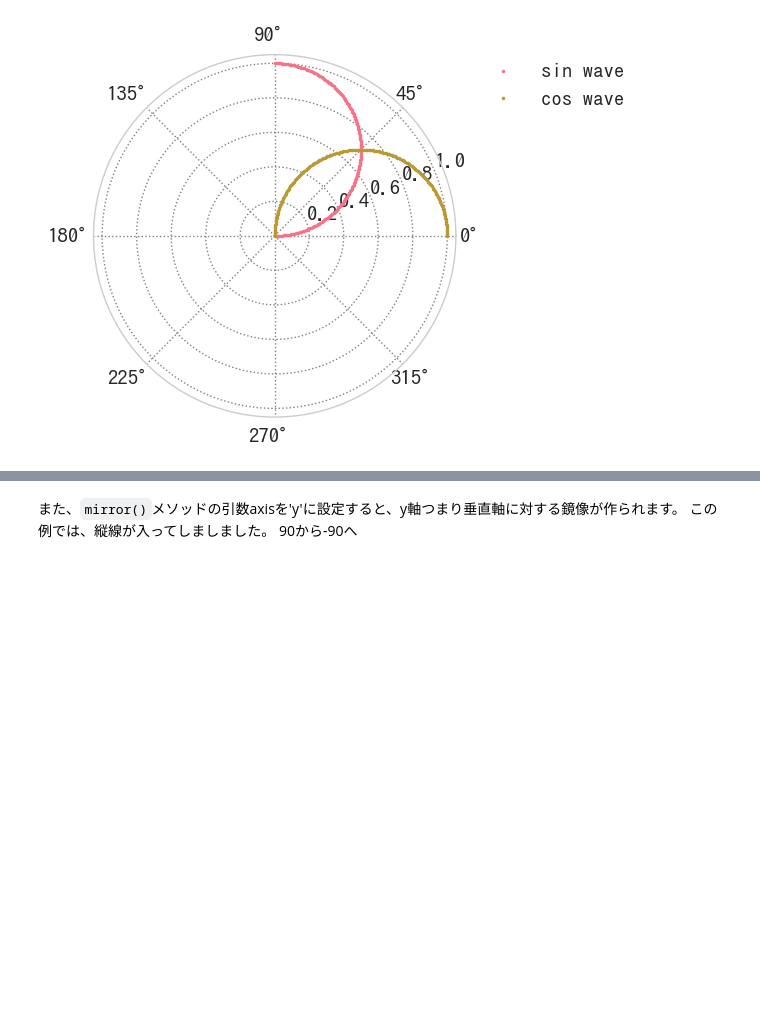
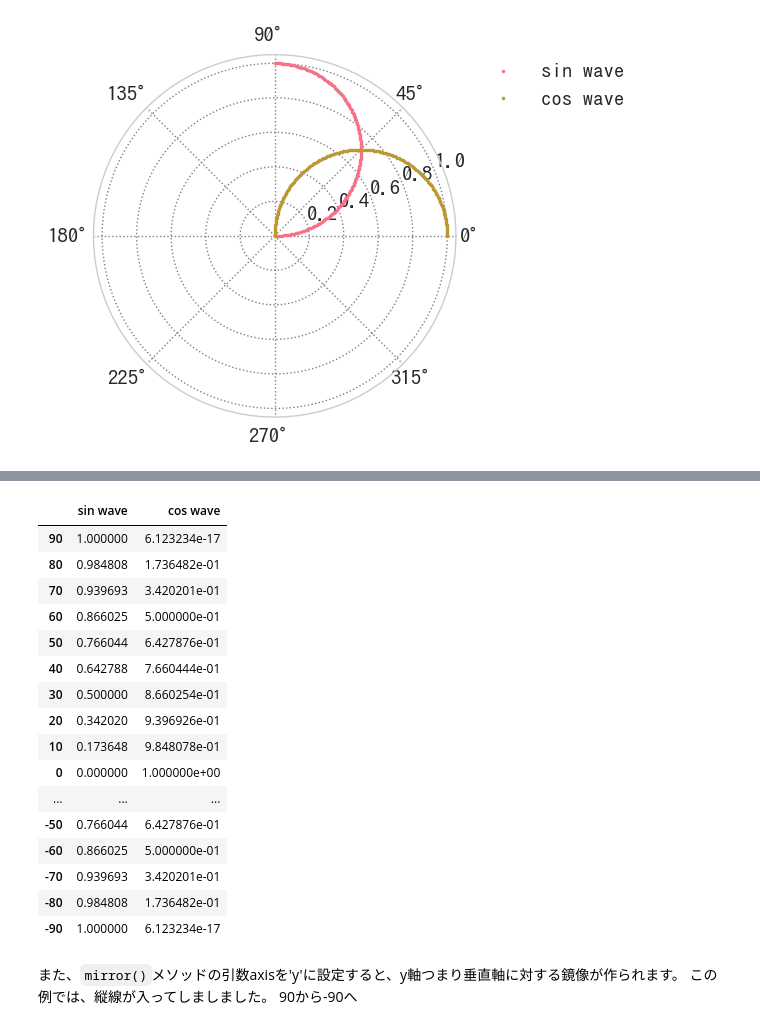
Before and after one commit to u1and0/polarplot, a Jupyter notebook: polarplot.ipynb, the cells around one changed output, grey strips where cells are left out. Drawn from its saved outputs; the diff is of its cells as text; code cells hidden in the pictures; blank space fills up the shorter version.

```diff
--- a/polarplot.ipynb
+++ b/polarplot.ipynb
@@ -337,3 +343,23 @@ df.mirror().polarplot()
+# %%
+df.mirror()
+# %% [output]
+|  | sin wave | cos wave |
+| 90 | 1.000000 | 6.123234e-17 |
+| 80 | 0.984808 | 1.736482e-01 |
+| 70 | 0.939693 | 3.420201e-01 |
+| 60 | 0.866025 | 5.000000e-01 |
+| 50 | 0.766044 | 6.427876e-01 |
+| 40 | 0.642788 | 7.660444e-01 |
+| 30 | 0.500000 | 8.660254e-01 |
+| 20 | 0.342020 | 9.396926e-01 |
+| 10 | 0.173648 | 9.848078e-01 |
+| 0 | 0.000000 | 1.000000e+00 |
+| ... | ... | ... |
+| -50 | 0.766044 | 6.427876e-01 |
+| -60 | 0.866025 | 5.000000e-01 |
+| -70 | 0.939693 | 3.420201e-01 |
+| -80 | 0.984808 | 1.736482e-01 |
+| -90 | 1.000000 | 6.123234e-17 |
 # %% [markdown]
 また、`mirror()`メソッドの引数axisを'y'に設定すると、y軸つまり垂直軸に対する鏡像が作られます。
 この例では、縦線が入ってしましました。
```
Also changed, not shown: parts of 13 cells of this notebook, 1 other file.
